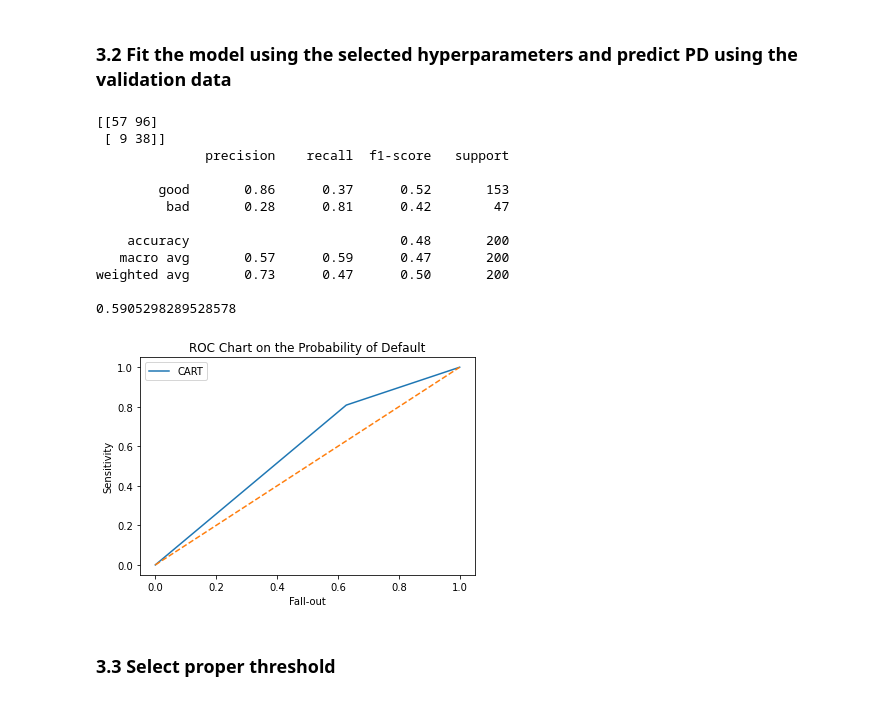
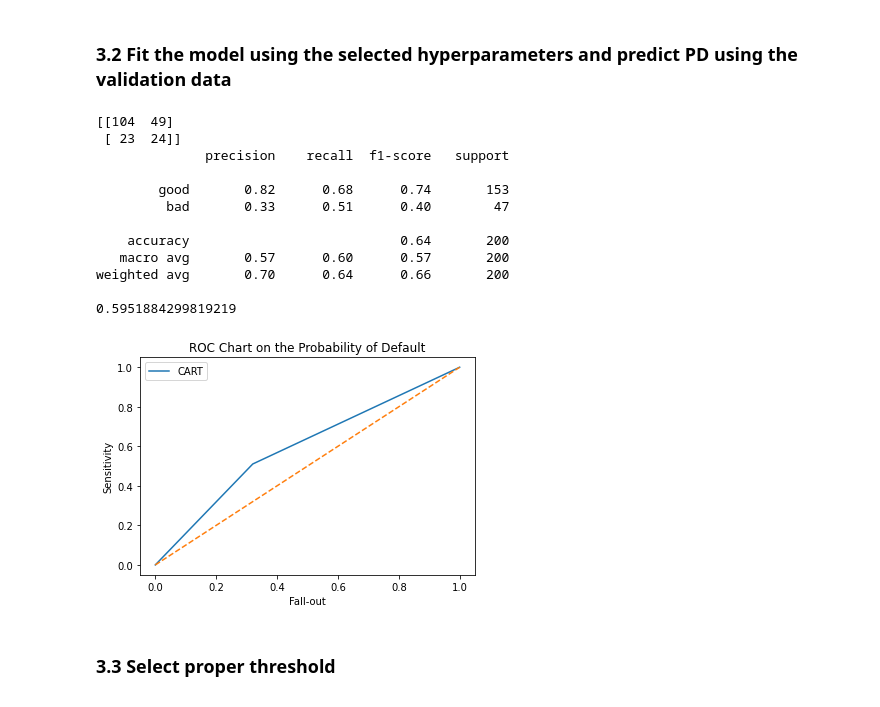
Before and after one commit to shanqu91/project_credit_risk_modeling, a Jupyter notebook: C2_crm_CART.ipynb, the cells around one changed output. Drawn from its saved outputs; the diff is of its cells as text; code cells hidden in the pictures.

```diff
--- a/C2_crm_CART.ipynb
+++ b/C2_crm_CART.ipynb
@@ -115,30 +115,30 @@ DecisionTreeClassifier(ccp_alpha=0.0, class_weight=None, criterion='gini',
 # %%
 preds = model_bestparam.predict_proba(df_X_val)
 df_preds = pd.DataFrame(preds[:,1], columns = ['prob_default'])
 
-threshold = 0.4
+threshold = 0.5
 df_preds['Risk_pred'] = df_preds['prob_default'].apply(lambda x: 1 if x > threshold else 0)
 
 print(confusion_matrix(df_y_val, df_preds['Risk_pred']))
 print(classification_report(df_y_val, df_preds['Risk_pred'], target_names= ['good', 'bad']))
 print(roc_auc_score(df_y_val, df_preds['Risk_pred']))
 
 plot_roc_PD(df_preds['Risk_pred'], df_y_val, 'CART')
 plt.show()
 # %% [output]
-[[57 96]
- [ 9 38]]
+[[104  49]
+ [ 23  24]]
               precision    recall  f1-score   support
 
-        good       0.86      0.37      0.52       153
-         bad       0.28      0.81      0.42        47
+        good       0.82      0.68      0.74       153
+         bad       0.33      0.51      0.40        47
 
-    accuracy                           0.48       200
-   macro avg       0.57      0.59      0.47       200
-weighted avg       0.73      0.47      0.50       200
+    accuracy                           0.64       200
+   macro avg       0.57      0.60      0.57       200
+weighted avg       0.70      0.64      0.66       200
 
-0.5905298289528578
+0.5951884299819219
-[figure, old version]
+[figure, new version]
 # %% [markdown]
 ### 3.3 Select proper threshold
 ![image.png](embedded-picture-1)
```
Also changed, not shown: parts of 7 cells of this notebook.
